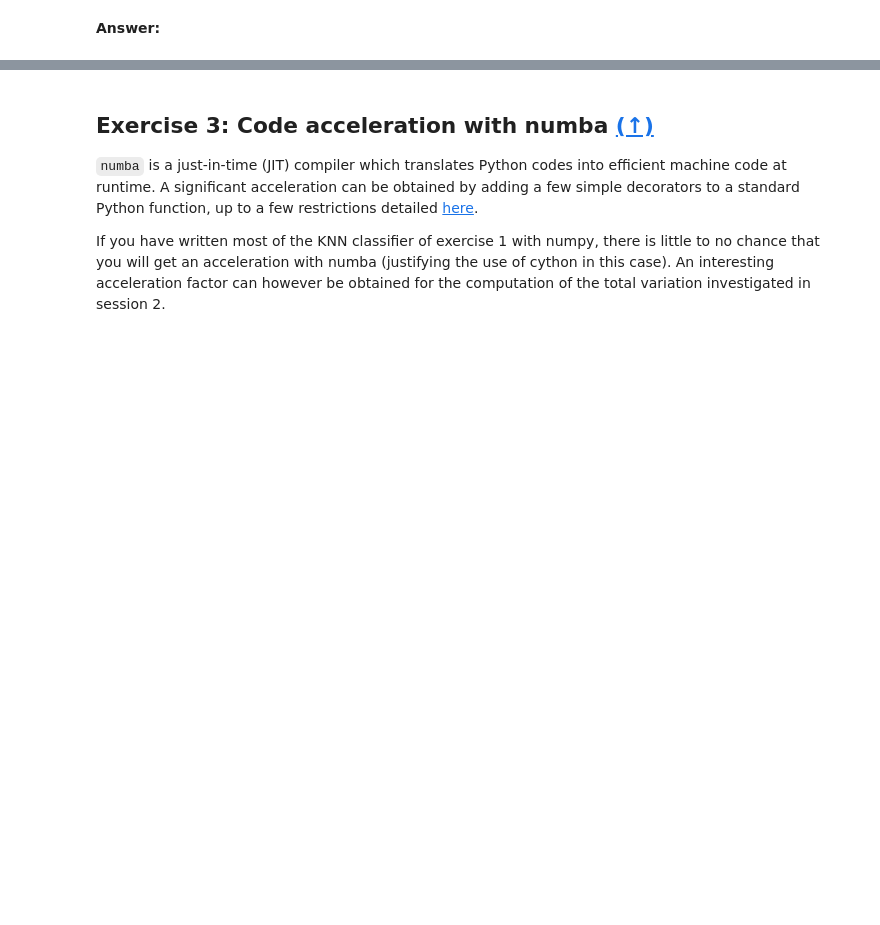
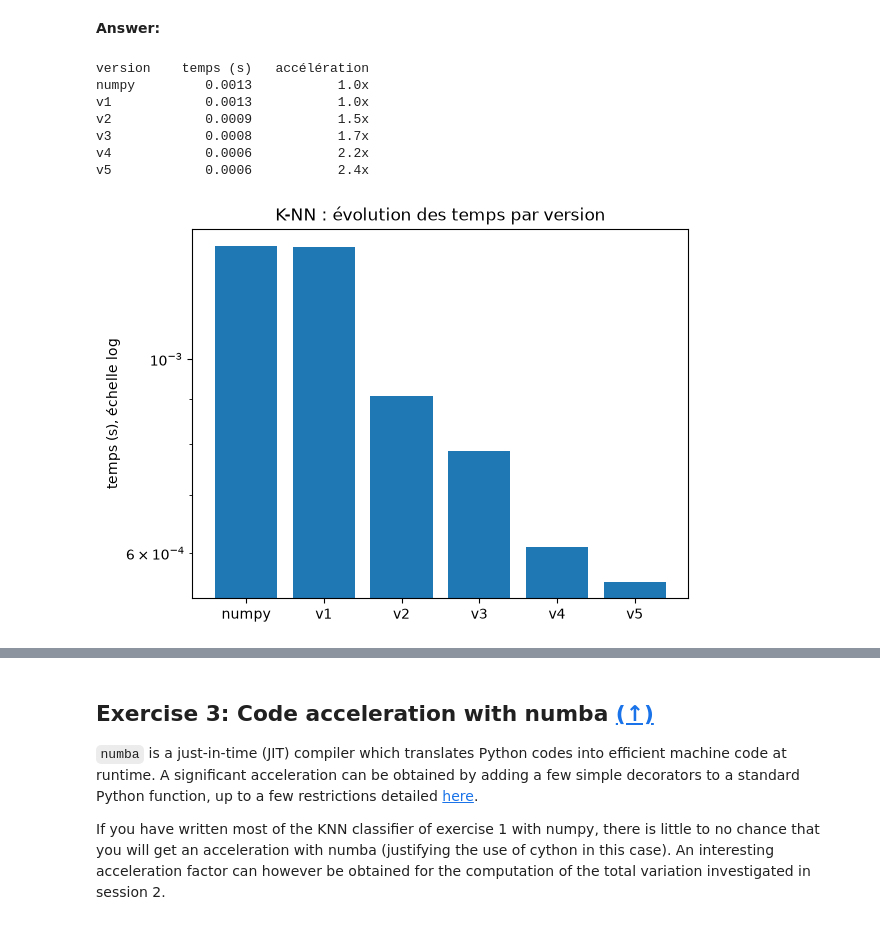
Before and after one commit to alxndrTL/python_sdia, a Jupyter notebook: Labs/Lab4/lab4.ipynb, the cells around one changed output, grey strips where cells are left out. Drawn from its saved outputs; the diff is of its cells as text; code cells hidden in the pictures; blank space fills up the shorter version.

```diff
--- a/Labs/Lab4/lab4.ipynb
+++ b/Labs/Lab4/lab4.ipynb
@@ -384,0 +546,5 @@ Hello World
+# %%
+t, res = bench(knn_v2)
+assert np.array_equal(res, ref)
+results['v2'] = t
+print(f"v2 : {t:.4f} s")
@@ -384,0 +594,5 @@ Hello World
+# %%
+t, res = bench(knn_v3)
+assert np.array_equal(res, ref)
+results['v3'] = t
+print(f"v3 : {t:.4f} s")
@@ -384,0 +643,5 @@ Hello World
+# %%
+t, res = bench(knn_v4)
+assert np.array_equal(res, ref)
+results['v4'] = t
+print(f"v4 : {t:.4f} s")
@@ -384,0 +696,5 @@ Hello World
+# %%
+t, res = bench(knn_v5)
+assert np.array_equal(res, ref)
+results['v5'] = t
+print(f"v5 : {t:.4f} s")
@@ -390,0 +707,22 @@ Hello World
+# %%
+import matplotlib.pyplot as plt
+
+t0 = results['numpy']
+print(f"{'version':<8}{'temps (s)':>12}{'accélération':>15}")
+for name, t in results.items():
+    print(f"{name:<8}{t:>12.4f}{t0 / t:>14.1f}x")
+
+plt.bar(results.keys(), results.values())
+plt.yscale('log')
+plt.ylabel('temps (s), échelle log')
+plt.title('K-NN : évolution des temps par version')
+plt.show()
+# %% [output]
+version    temps (s)   accélération
+numpy         0.0013           1.0x
+v1            0.0013           1.0x
+v2            0.0009           1.5x
+v3            0.0008           1.7x
+v4            0.0006           2.2x
+v5            0.0006           2.4x
+[figure, added]
```
Also changed, not shown: parts of 32 cells of this notebook, 7 other files.
